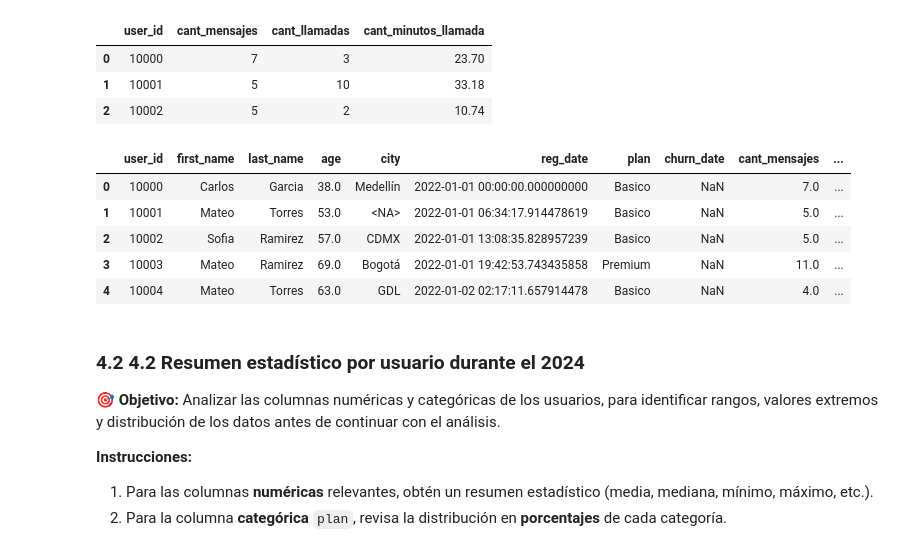
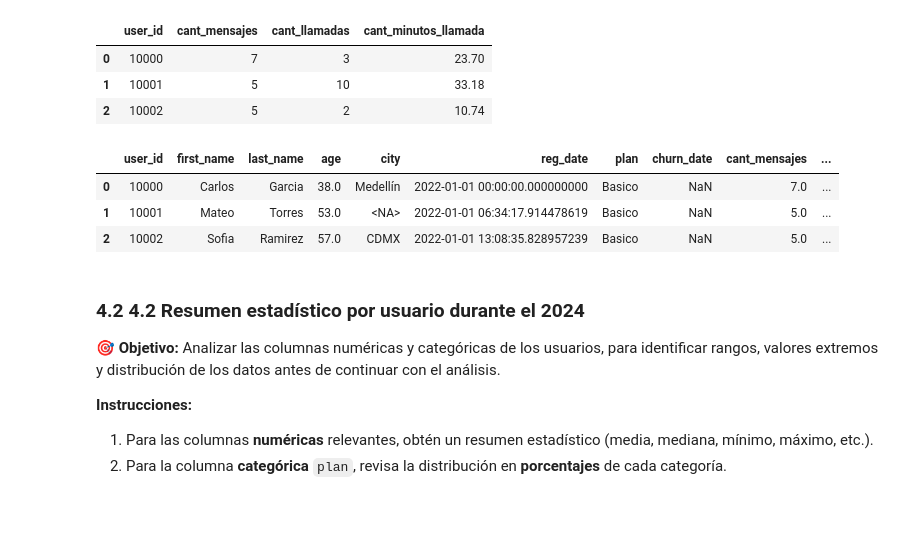
Before and after one commit to jfypes/telecom-analysis, a Jupyter notebook: Proyecto_6_Análisis_de_una_empresa_de_telecomunicaciones.ipynb, the cells around one changed output. Saved outputs shown, nothing was run; the diff lists cells and outputs as text; code cells hidden in the pictures; blank space fills up the shorter version.

```diff
--- a/Proyecto_6_Análisis_de_una_empresa_de_telecomunicaciones.ipynb
+++ b/Proyecto_6_Análisis_de_una_empresa_de_telecomunicaciones.ipynb
@@ -349,6 +349,5 @@ users['reg_date'] = pd.to_datetime(users['reg_date'], errors= 'coerce')
 usage['date'] = pd.to_datetime(usage['date'], errors= 'coerce')
 # %%
 # Revisar los años presentes en `reg_date` de users
-users['reg_date'] = pd.to_datetime(users['reg_date'])
 users['reg_date'].dt.year.unique()
 # %% [output]
@@ -358,6 +357,5 @@ En `reg_date`, cualquier dato que tenga el año `2026` como fecha de registro de
 # %%
 # Revisar los años presentes en `date` de usage
-usage['date'] = pd.to_datetime(usage['date'])
 usage['date'].dt.year.unique()
 # %% [output]
 array([2024.,   nan])
@@ -499,14 +497,14 @@ usage_agg.head(3)
 # %%
 # Combinar la tabla agregada con el dataset de usuarios
 user_profile = users.merge(usage_agg, on='user_id', how= 'left')
-user_profile.head(5)
+columnas_uso = ['cant_mensajes', 'cant_llamadas', 'cant_minutos_llamada']
+user_profile[columnas_uso] = user_profile[columnas_uso].fillna(0)
+user_profile.head(3)
 # %% [output]
 |  | user_id | first_name | last_name | age | city | reg_date | plan | churn_date | cant_mensajes | ... |
 | 0 | 10000 | Carlos | Garcia | 38.0 | Medellín | 2022-01-01 00:00:00.000000000 | Basico | NaN | 7.0 | ... |
 | 1 | 10001 | Mateo | Torres | 53.0 | <NA> | 2022-01-01 06:34:17.914478619 | Basico | NaN | 5.0 | ... |
 | 2 | 10002 | Sofia | Ramirez | 57.0 | CDMX | 2022-01-01 13:08:35.828957239 | Basico | NaN | 5.0 | ... |
-| 3 | 10003 | Mateo | Ramirez | 69.0 | Bogotá | 2022-01-01 19:42:53.743435858 | Premium | NaN | 11.0 | ... |
-| 4 | 10004 | Mateo | Torres | 63.0 | GDL | 2022-01-02 02:17:11.657914478 | Basico | NaN | 4.0 | ... |
 # %% [markdown]
 ### 4.2 4.2 Resumen estadístico por usuario durante el 2024
 
```
Also changed, not shown: parts of 28 cells of this notebook.
